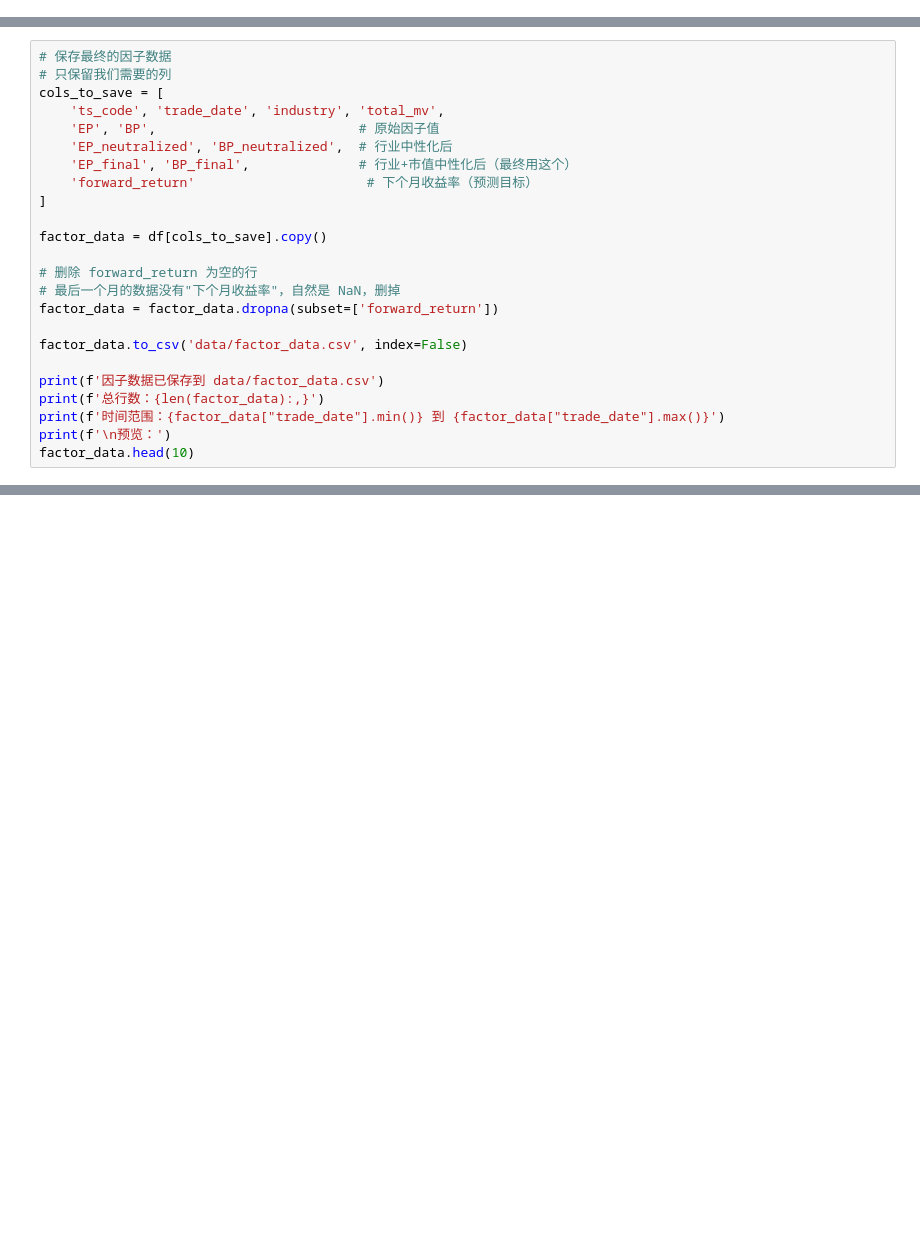
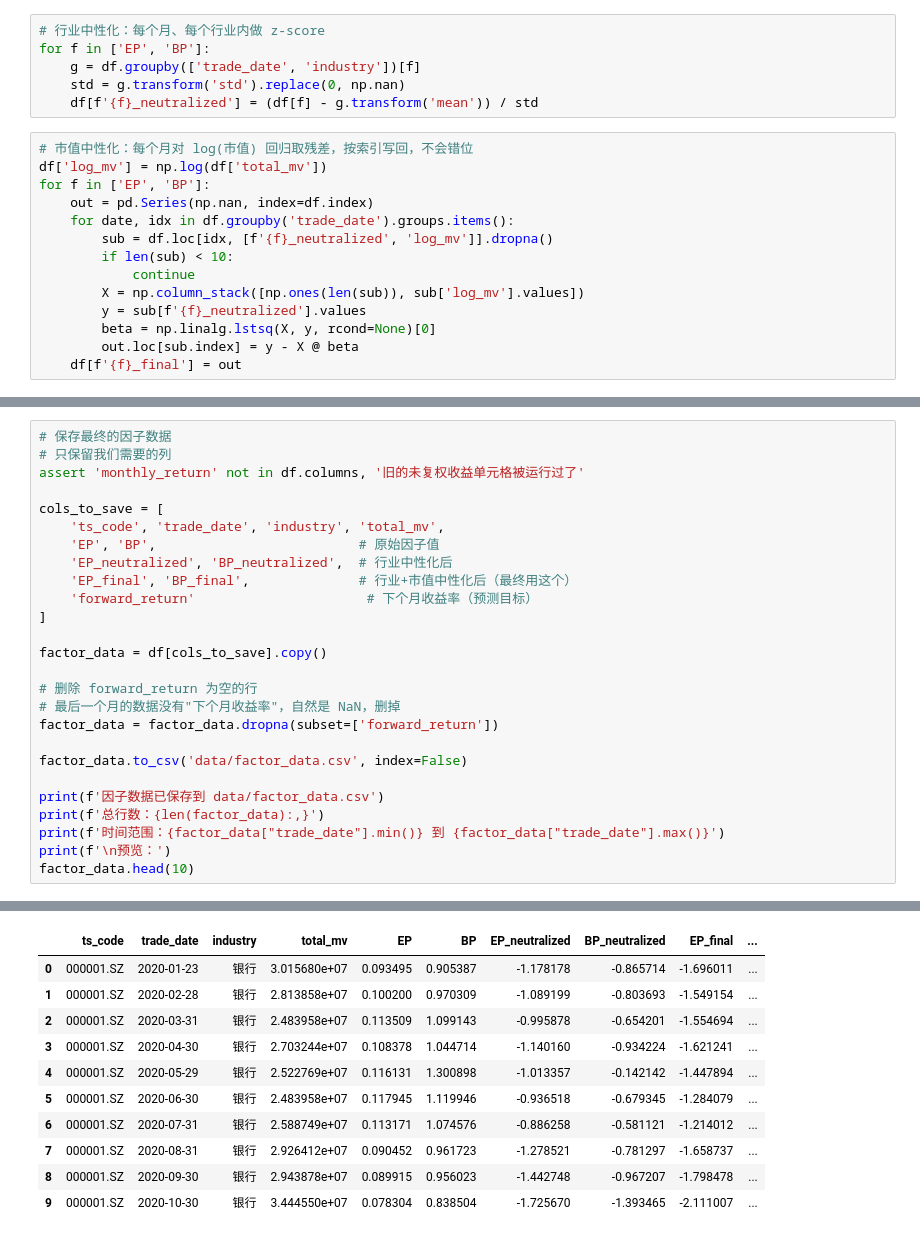
Before and after one commit to LiuLiu77xxx/a-share-factor-research, a Jupyter notebook: 02_factor_construction.ipynb, the cells around one changed output, grey strips where cells are left out. Cells and saved outputs as stored; diff of their text form; blank space fills up the shorter version.

```diff
--- a/02_factor_construction.ipynb
+++ b/02_factor_construction.ipynb
@@ -241,0 +147,20 @@ print(df['forward_return'].describe())
+# %%
+# 行业中性化：每个月、每个行业内做 z-score
+for f in ['EP', 'BP']:
+    g = df.groupby(['trade_date', 'industry'])[f]
+    std = g.transform('std').replace(0, np.nan)
+    df[f'{f}_neutralized'] = (df[f] - g.transform('mean')) / std
+# %%
+# 市值中性化：每个月对 log(市值) 回归取残差，按索引写回，不会错位
+df['log_mv'] = np.log(df['total_mv'])
+for f in ['EP', 'BP']:
+    out = pd.Series(np.nan, index=df.index)
+    for date, idx in df.groupby('trade_date').groups.items():
+        sub = df.loc[idx, [f'{f}_neutralized', 'log_mv']].dropna()
+        if len(sub) < 10:
+            continue
+        X = np.column_stack([np.ones(len(sub)), sub['log_mv'].values])
+        y = sub[f'{f}_neutralized'].values
+        beta = np.linalg.lstsq(X, y, rcond=None)[0]
+        out.loc[sub.index] = y - X @ beta
+    df[f'{f}_final'] = out
@@ -242,6 +183,8 @@ print(df['forward_return'].describe())
 # %%
 # 保存最终的因子数据
 # 只保留我们需要的列
+assert 'monthly_return' not in df.columns, '旧的未复权收益单元格被运行过了'
+
 cols_to_save = [
     'ts_code', 'trade_date', 'industry', 'total_mv',
     'EP', 'BP',                          # 原始因子值
@@ -263,3 +206,4 @@ print(f'总行数：{len(factor_data):,}')
 print(f'时间范围：{factor_data["trade_date"].min()} 到 {factor_data["trade_date"].max()}')
 print(f'\n预览：')
 factor_data.head(10)
+# %% [output]
@@ -265,0 +215,11 @@ factor_data.head(10)
+|  | ts_code | trade_date | industry | total_mv | EP | BP | EP_neutralized | BP_neutralized | EP_final | ... |
+| 0 | 000001.SZ | 2020-01-23 | 银行 | 3.015680e+07 | 0.093495 | 0.905387 | -1.178178 | -0.865714 | -1.696011 | ... |
+| 1 | 000001.SZ | 2020-02-28 | 银行 | 2.813858e+07 | 0.100200 | 0.970309 | -1.089199 | -0.803693 | -1.549154 | ... |
+| 2 | 000001.SZ | 2020-03-31 | 银行 | 2.483958e+07 | 0.113509 | 1.099143 | -0.995878 | -0.654201 | -1.554694 | ... |
+| 3 | 000001.SZ | 2020-04-30 | 银行 | 2.703244e+07 | 0.108378 | 1.044714 | -1.140160 | -0.934224 | -1.621241 | ... |
+| 4 | 000001.SZ | 2020-05-29 | 银行 | 2.522769e+07 | 0.116131 | 1.300898 | -1.013357 | -0.142142 | -1.447894 | ... |
+| 5 | 000001.SZ | 2020-06-30 | 银行 | 2.483958e+07 | 0.117945 | 1.119946 | -0.936518 | -0.679345 | -1.284079 | ... |
+| 6 | 000001.SZ | 2020-07-31 | 银行 | 2.588749e+07 | 0.113171 | 1.074576 | -0.886258 | -0.581121 | -1.214012 | ... |
+| 7 | 000001.SZ | 2020-08-31 | 银行 | 2.926412e+07 | 0.090452 | 0.961723 | -1.278521 | -0.781297 | -1.658737 | ... |
+| 8 | 000001.SZ | 2020-09-30 | 银行 | 2.943878e+07 | 0.089915 | 0.956023 | -1.442748 | -0.967207 | -1.798478 | ... |
+| 9 | 000001.SZ | 2020-10-30 | 银行 | 3.444550e+07 | 0.078304 | 0.838504 | -1.725670 | -1.393465 | -2.111007 | ... |
```
Also changed, not shown: parts of 11 cells of this notebook, 9 other files.
